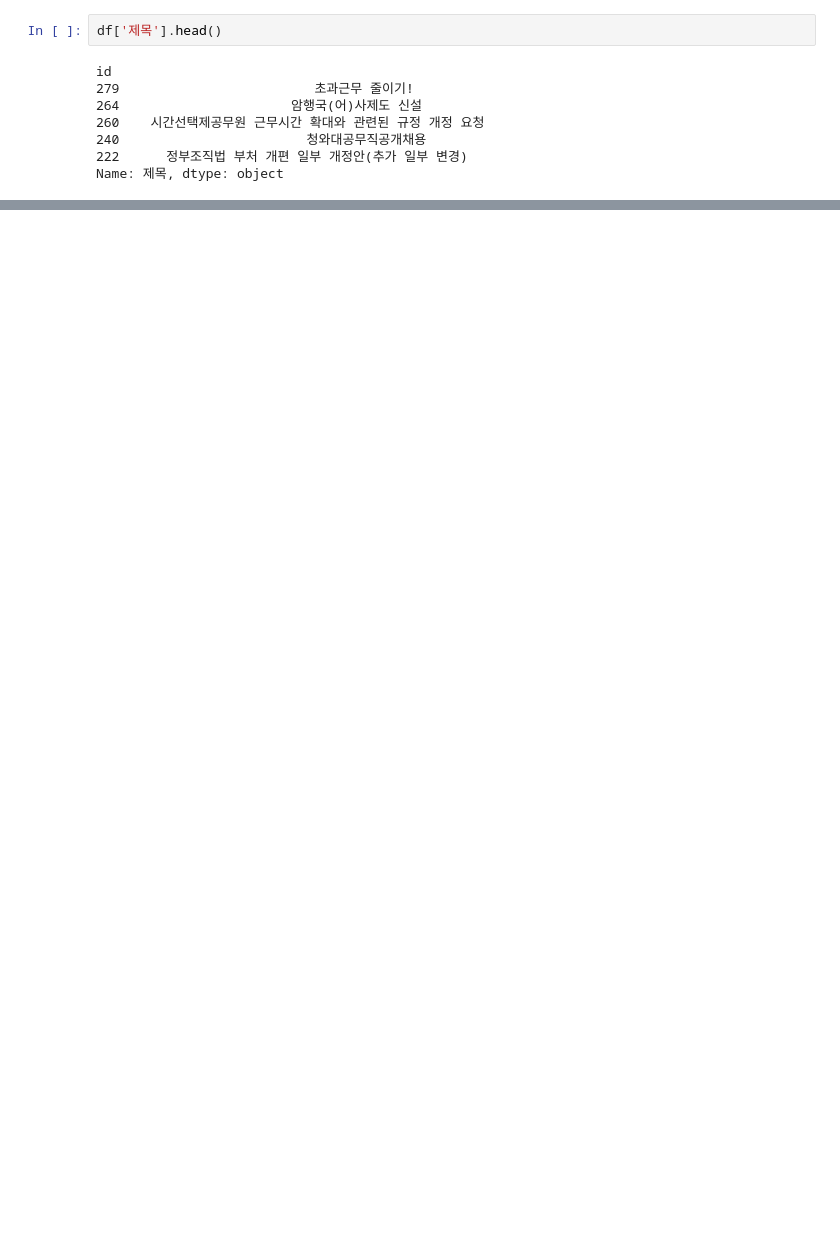
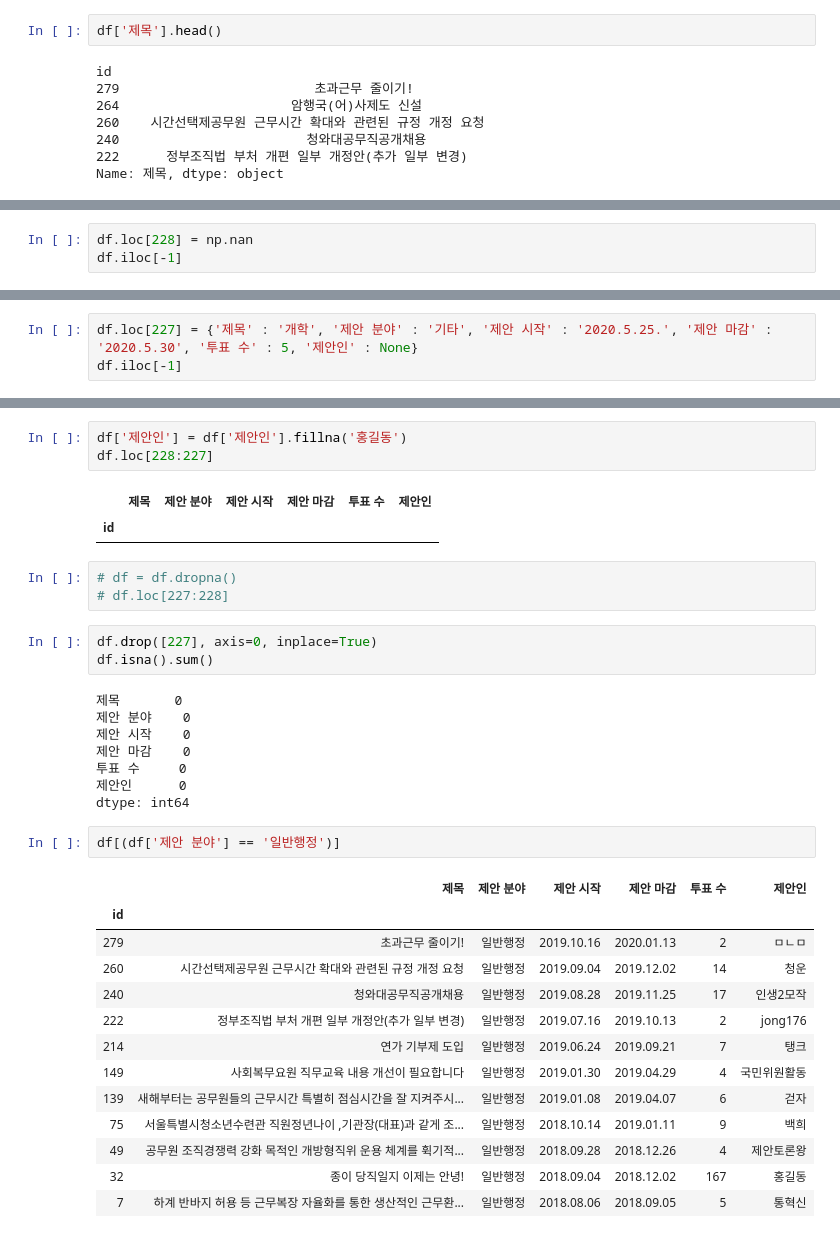
Before and after one commit to Jeong-Mw/2020_Learn-DataScience, a Jupyter notebook: source_code/0525_ex2_3115정민우.ipynb, the cells around one changed output, grey strips where cells are left out. Drawn from its saved outputs; the diff is of its cells as text; blank space fills up the shorter version.

```diff
--- a/source_code/0525_ex2_3115정민우.ipynb
+++ b/source_code/0525_ex2_3115정민우.ipynb
@@ -76,0 +141,3 @@ Name: 제목, dtype: object
+# %%
+df.loc[228] = np.nan
+df.iloc[-1]
@@ -76,0 +152,3 @@ Name: 제목, dtype: object
+# %%
+df.loc[227] = {'제목' : '개학', '제안 분야' : '기타', '제안 시작' : '2020.5.25.', '제안 마감' : '2020.5.30', '투표 수' : 5, '제안인' : None}
+df.iloc[-1]
@@ -76,0 +196,36 @@ Name: 제목, dtype: object
+# %%
+df['제안인'] = df['제안인'].fillna('홍길동')
+df.loc[228:227]
+# %% [output]
+|  | 제목 | 제안 분야 | 제안 시작 | 제안 마감 | 투표 수 | 제안인 |
+| id |  |  |  |  |  |  |
+# %%
+# df = df.dropna()
+# df.loc[227:228]
+# %%
+df.drop([227], axis=0, inplace=True)
+df.isna().sum()
+# %% [output]
+제목       0
+제안 분야    0
+제안 시작    0
+제안 마감    0
+투표 수     0
+제안인      0
+dtype: int64
+# %%
+df[(df['제안 분야'] == '일반행정')]
+# %% [output]
+|  | 제목 | 제안 분야 | 제안 시작 | 제안 마감 | 투표 수 | 제안인 |
+| id |  |  |  |  |  |  |
+| 279 | 초과근무 줄이기! | 일반행정 | 2019.10.16 | 2020.01.13 | 2 | ㅁㄴㅁ |
+| 260 | 시간선택제공무원 근무시간 확대와 관련된 규정 개정 요청 | 일반행정 | 2019.09.04 | 2019.12.02 | 14 | 청운 |
+| 240 | 청와대공무직공개채용 | 일반행정 | 2019.08.28 | 2019.11.25 | 17 | 인생2모작 |
+| 222 | 정부조직법 부처 개편 일부 개정안(추가 일부 변경) | 일반행정 | 2019.07.16 | 2019.10.13 | 2 | jong176 |
+| 214 | 연가 기부제 도입 | 일반행정 | 2019.06.24 | 2019.09.21 | 7 | 탱크 |
+| 149 | 사회복무요원 직무교육 내용 개선이 필요합니다 | 일반행정 | 2019.01.30 | 2019.04.29 | 4 | 국민위원활동 |
+| 139 | 새해부터는 공무원들의 근무시간 특별히 점심시간을 잘 지켜주시... | 일반행정 | 2019.01.08 | 2019.04.07 | 6 | 걷자 |
+| 75 | 서울특별시청소년수련관 직원정년나이 ,기관장(대표)과 같게 조... | 일반행정 | 2018.10.14 | 2019.01.11 | 9 | 백희 |
+| 49 | 공무원 조직경쟁력 강화 목적인 개방형직위 운용 체계를 휙기적... | 일반행정 | 2018.09.28 | 2018.12.26 | 4 | 제안토론왕 |
+| 32 | 종이 당직일지 이제는 안녕! | 일반행정 | 2018.09.04 | 2018.12.02 | 167 | 홍길동 |
+| 7 | 하계 반바지 허용 등 근무복장 자율화를 통한 생산적인 근무환... | 일반행정 | 2018.08.06 | 2018.09.05 | 5 | 통혁신 |
```
Also changed, not shown: parts of 15 cells of this notebook, 1 other file.
